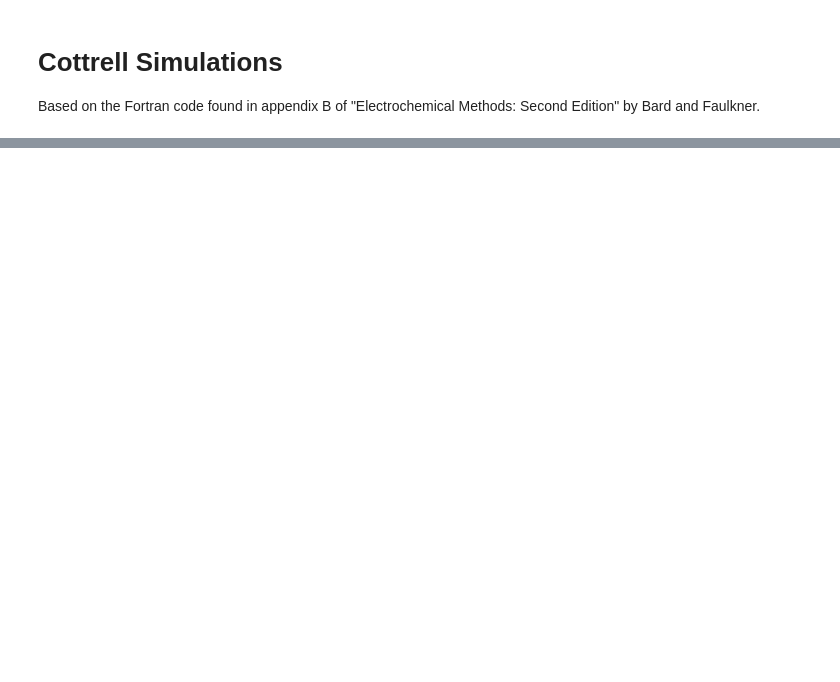
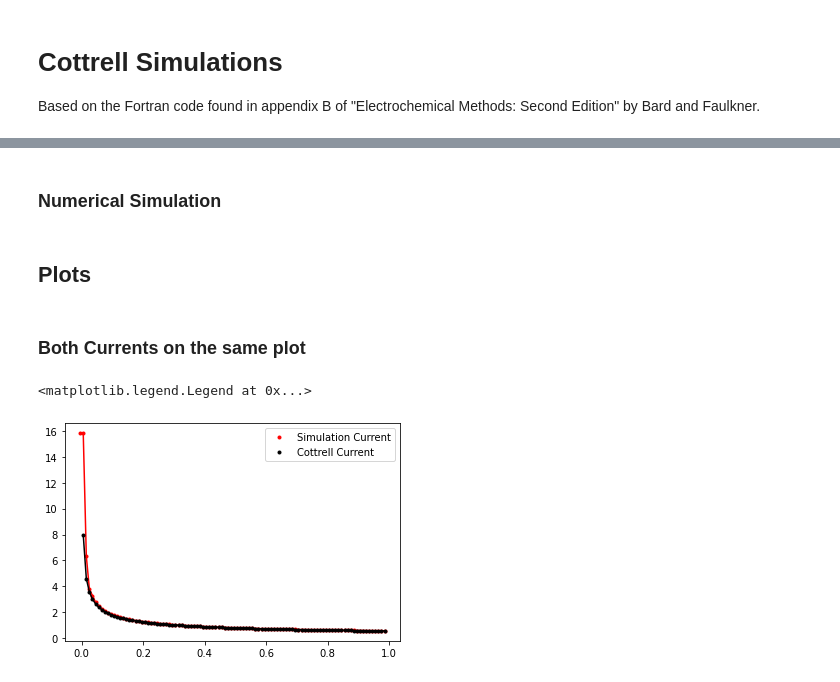
Before and after one commit to jmsieffer/ChemPhysicsMisc, a Jupyter notebook: ChemPhysicsMisc/MiscScienceScripts/CottrellSim.ipynb, the cells around one changed output, grey strips where cells are left out. Drawn from its saved outputs; the diff is of its cells as text; code cells hidden in the pictures; blank space fills up the shorter version.

```diff
--- a/ChemPhysicsMisc/MiscScienceScripts/CottrellSim.ipynb
+++ b/ChemPhysicsMisc/MiscScienceScripts/CottrellSim.ipynb
@@ -18 +28,3 @@ fb_new = np.zeros(100)
+# %% [markdown]
+### Numerical Simulation
 # %%
@@ -57,0 +71,17 @@ R = Z/Zcott
+# %% [markdown]
+## Plots
+# %% [markdown]
+### Both Currents on the same plot
+# %%
+fig = plt.figure(figsize = (6,4))
+
+#Trends of interest
+plt.plot(T,Z,'-', color = 'red')
+plt.plot(T,Z,'.', color = 'red', label = 'Simulation Current')
+plt.plot(T,Zcott, '-', color = 'black')
+plt.plot(T,Zcott, '.', color = 'black', label = 'Cottrell Current')
+#Legend
+plt.legend(loc="upper right")
+# %% [output]
+<matplotlib.legend.Legend at 0x...>
+[figure, added]
```
Also changed, not shown: parts of 8 cells of this notebook.
